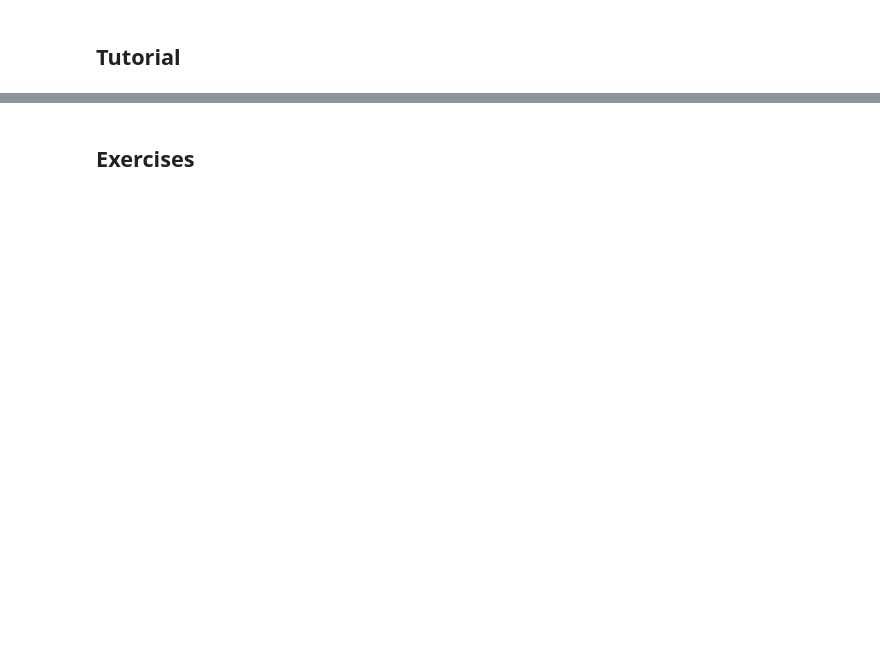
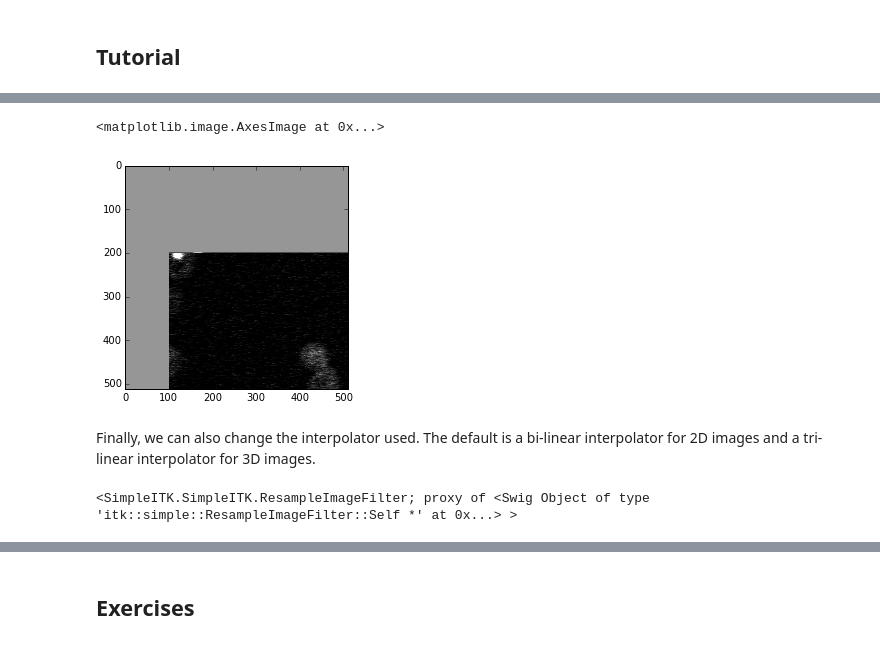
Before and after one commit to InsightSoftwareConsortium/SimpleITKWorkshopImageJ2015, a Jupyter notebook: 4_Resampling_Images.ipynb, the cells around one changed output, grey strips where cells are left out. Saved outputs shown, nothing was run; the diff lists cells and outputs as text; code cells hidden in the pictures; blank space fills up the shorter version.

```diff
--- a/4_Resampling_Images.ipynb
+++ b/4_Resampling_Images.ipynb
@@ -46,0 +127,12 @@ For each pixel in the output image:
+# %%
+resampled_image = resampler.Execute(input_image)
+plt.imshow(sitk.GetArrayFromImage(resampled_image[:,:,4]), cmap='gray')
+# %% [output]
+<matplotlib.image.AxesImage at 0x...>
+[figure, added]
+# %% [markdown]
+Finally, we can also change the interpolator used.  The default is a bi-linear interpolator for 2D images and a tri-linear interpolator for 3D images.
+# %%
+resampler.SetInterpolator(sitk.sitkNearestNeighbor)
+# %% [output]
+<SimpleITK.SimpleITK.ResampleImageFilter; proxy of <Swig Object of type 'itk::simple::ResampleImageFilter::Self *' at 0x...> >
```
Also changed, not shown: parts of 19 cells of this notebook, 1 other file.
